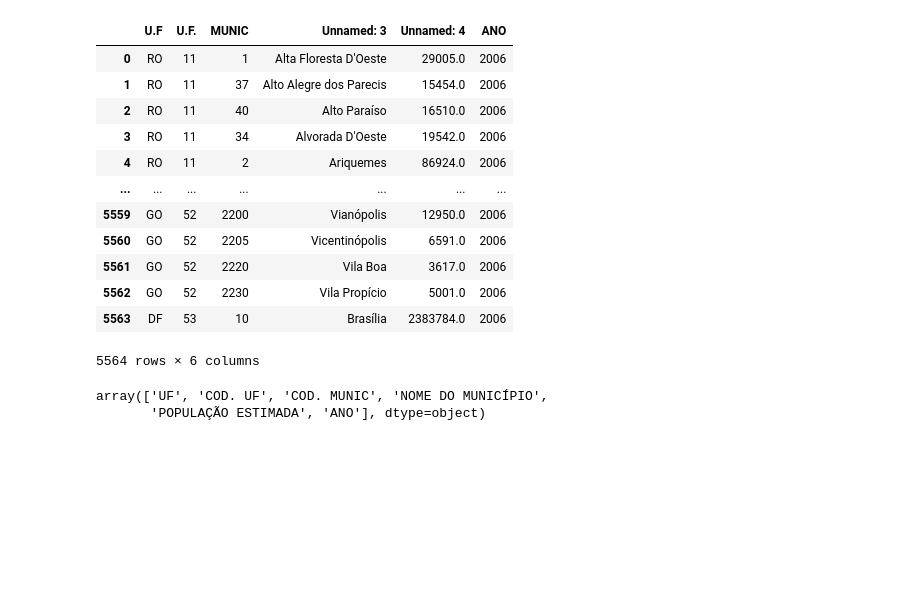
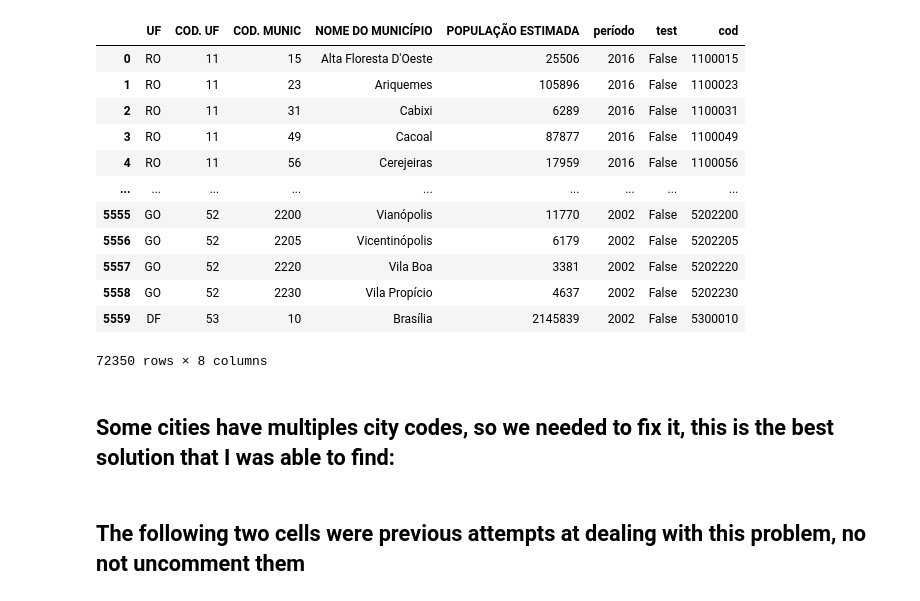
Before and after one commit to vgs2/Socioeconomic-analysis-of-the-brazilian-cities, a Jupyter notebook: projeto.ipynb, the cells around one changed output. Drawn from its saved outputs; the diff is of its cells as text; code cells hidden in the pictures; blank space fills up the shorter version.

```diff
--- a/projeto.ipynb
+++ b/projeto.ipynb
@@ -70,23 +125,25 @@ df2006.columns = df2015.columns
 #df2 = pd.read_excel(xls, 'Sheet2')
-# %%
-df2009.columns = df2015.columns
-df2006
-# %% [output]
-|  | U.F | U.F. | MUNIC | Unnamed: 3 | Unnamed: 4 | ANO |
-| 0 | RO | 11 | 1 | Alta Floresta D'Oeste | 29005.0 | 2006 |
-| 1 | RO | 11 | 37 | Alto Alegre dos Parecis | 15454.0 | 2006 |
-| 2 | RO | 11 | 40 | Alto Paraíso | 16510.0 | 2006 |
-| 3 | RO | 11 | 34 | Alvorada D'Oeste | 19542.0 | 2006 |
-| 4 | RO | 11 | 2 | Ariquemes | 86924.0 | 2006 |
-| ... | ... | ... | ... | ... | ... | ... |
-| 5559 | GO | 52 | 2200 | Vianópolis | 12950.0 | 2006 |
-| 5560 | GO | 52 | 2205 | Vicentinópolis | 6591.0 | 2006 |
-| 5561 | GO | 52 | 2220 | Vila Boa | 3617.0 | 2006 |
-| 5562 | GO | 52 | 2230 | Vila Propício | 5001.0 | 2006 |
-| 5563 | DF | 53 | 10 | Brasília | 2383784.0 | 2006 |
-5564 rows × 6 columns
-# %%
-df2015.columns.values
-# %% [output]
-array(['UF', 'COD. UF', 'COD. MUNIC', 'NOME DO MUNICÍPIO',
-       'POPULAÇÃO ESTIMADA', 'ANO'], dtype=object)
+# %%
+dfpop['test'] = dfpop['COD. MUNIC'].isnull()
+dfpop = dfpop.dropna()
+dfpop[dfpop['test']==True]
+dfpop['COD. MUNIC'] = dfpop['COD. MUNIC'].astype(int)
+dfpop['cod'] = dfpop['COD. UF']*100000 + dfpop['COD. MUNIC']
+dfpop['cod'] = dfpop['cod'].astype(int)
+dfpop
+# %% [output]
+|  | UF | COD. UF | COD. MUNIC | NOME DO MUNICÍPIO | POPULAÇÃO ESTIMADA | período | test | cod |
+| 0 | RO | 11 | 15 | Alta Floresta D'Oeste | 25506 | 2016 | False | 1100015 |
+| 1 | RO | 11 | 23 | Ariquemes | 105896 | 2016 | False | 1100023 |
+| 2 | RO | 11 | 31 | Cabixi | 6289 | 2016 | False | 1100031 |
+| 3 | RO | 11 | 49 | Cacoal | 87877 | 2016 | False | 1100049 |
+| 4 | RO | 11 | 56 | Cerejeiras | 17959 | 2016 | False | 1100056 |
+| ... | ... | ... | ... | ... | ... | ... | ... | ... |
+| 5555 | GO | 52 | 2200 | Vianópolis | 11770 | 2002 | False | 5202200 |
+| 5556 | GO | 52 | 2205 | Vicentinópolis | 6179 | 2002 | False | 5202205 |
+| 5557 | GO | 52 | 2220 | Vila Boa | 3381 | 2002 | False | 5202220 |
+| 5558 | GO | 52 | 2230 | Vila Propício | 4637 | 2002 | False | 5202230 |
+| 5559 | DF | 53 | 10 | Brasília | 2145839 | 2002 | False | 5300010 |
+72350 rows × 8 columns
+# %% [markdown]
+## Some cities have multiples city codes, so we needed to fix it, this is the best solution that I was able to find:
@@ -92,0 +159,2 @@ array(['UF', 'COD. UF', 'COD. MUNIC', 'NOME DO MUNICÍPIO',
+# %% [markdown]
+## The following two cells were previous attempts at dealing with this problem, no not uncomment them
```
Also changed, not shown: parts of 21 cells of this notebook.
